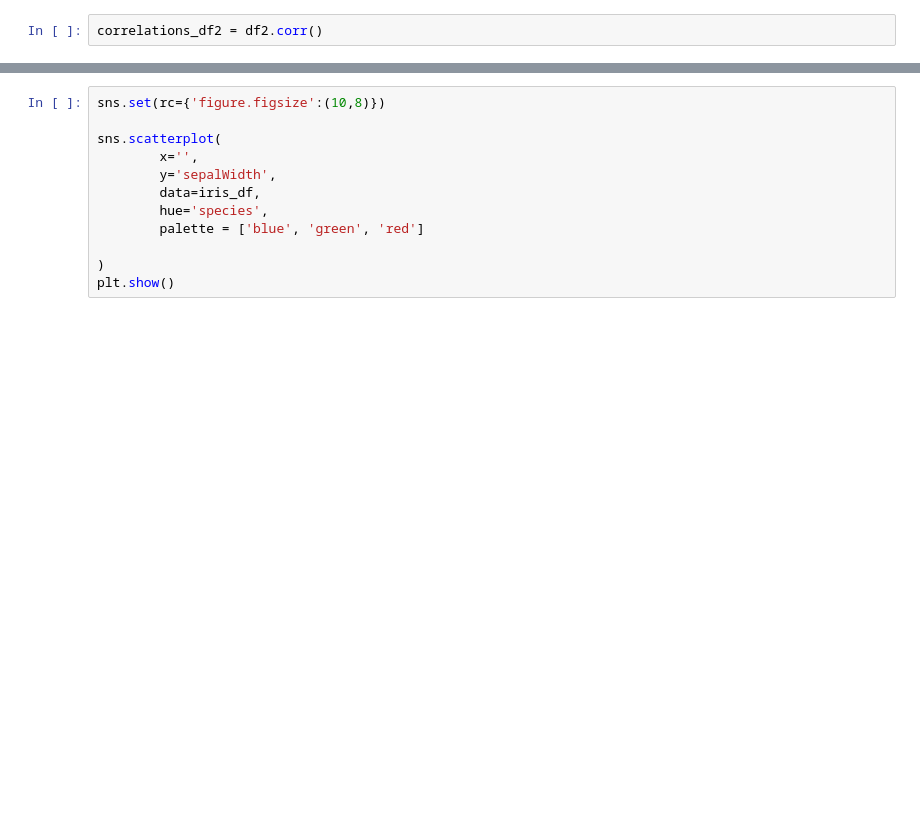
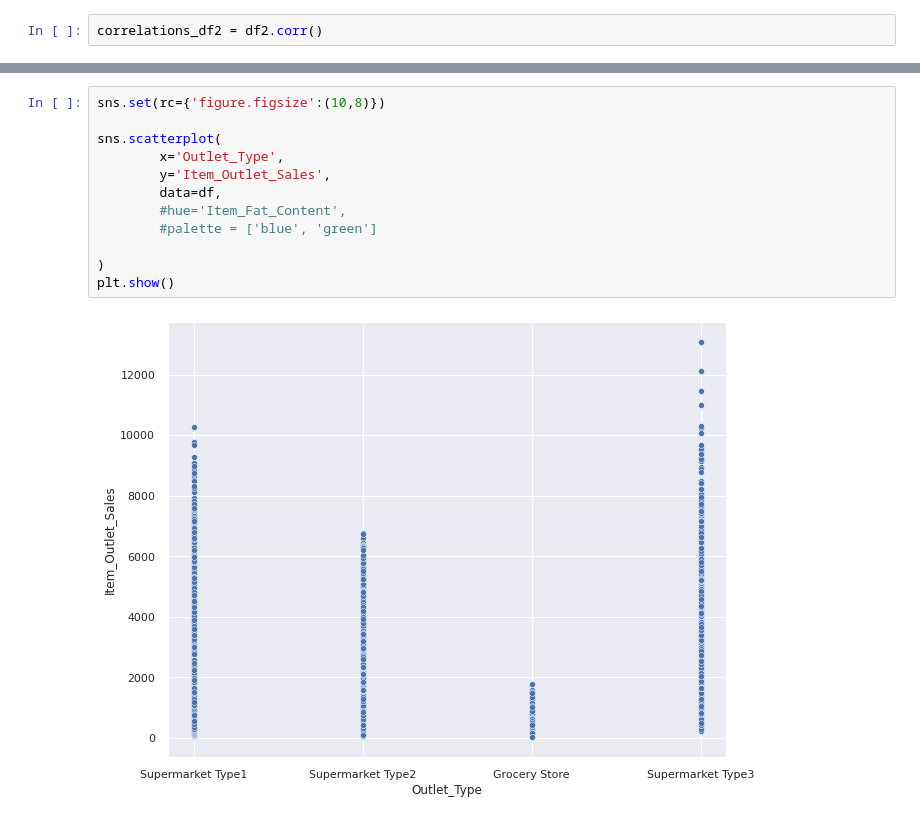
Before and after one commit to DanielDiazMarin/Predicciones_de_Ventas_Alimenticias, a Jupyter notebook: Proyecto_1.ipynb, the cells around one changed output, grey strips where cells are left out. Drawn from its saved outputs; the diff is of its cells as text; blank space fills up the shorter version.

```diff
--- a/Proyecto_1.ipynb
+++ b/Proyecto_1.ipynb
@@ -228,12 +277,14 @@ Name: Item_Outlet_Sales, dtype: float64
 # %%
 sns.set(rc={'figure.figsize':(10,8)})
 
 sns.scatterplot(
-        x='',
-        y='sepalWidth',
-        data=iris_df,
-        hue='species',
-        palette = ['blue', 'green', 'red']
+        x='Outlet_Type',
+        y='Item_Outlet_Sales',
+        data=df,
+        #hue='Item_Fat_Content',
+        #palette = ['blue', 'green']
 
 )
 plt.show()
+# %% [output]
+[figure, added]
```
Also changed, not shown: parts of 17 cells of this notebook.
